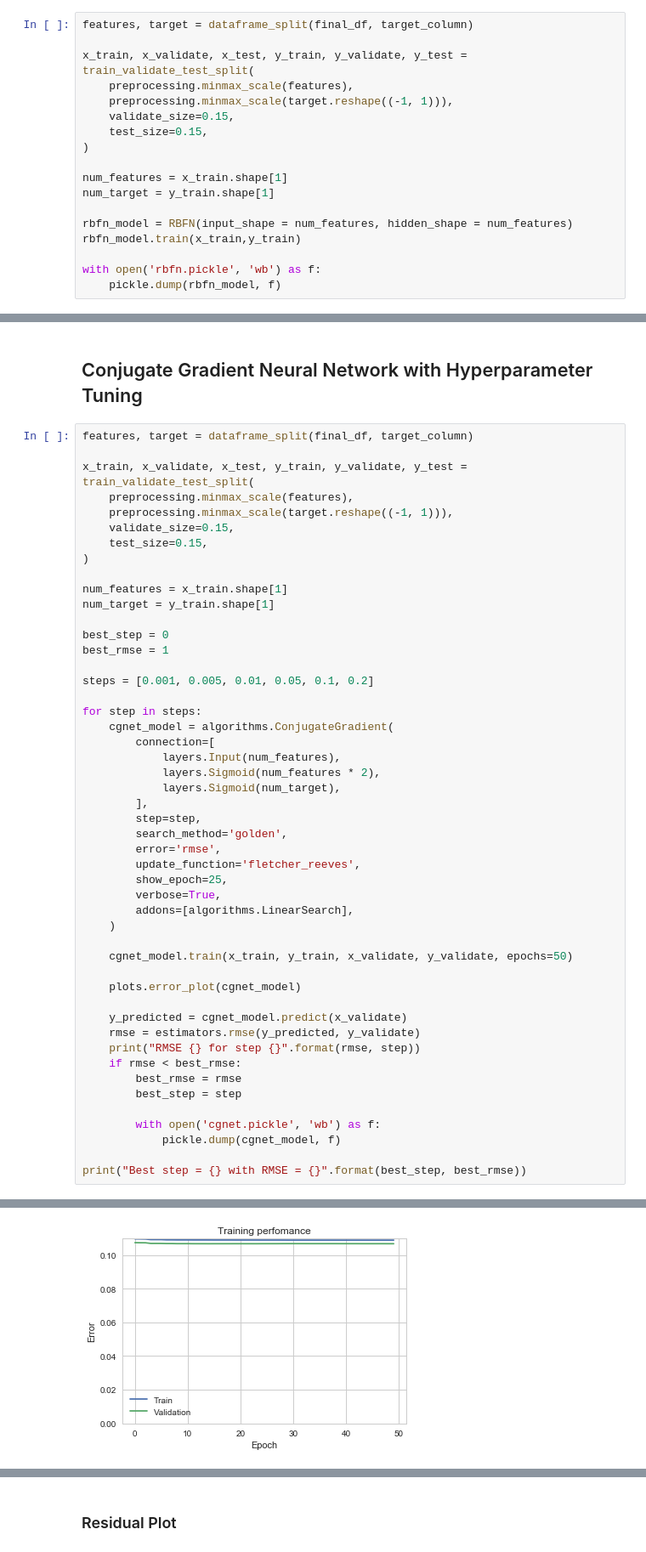
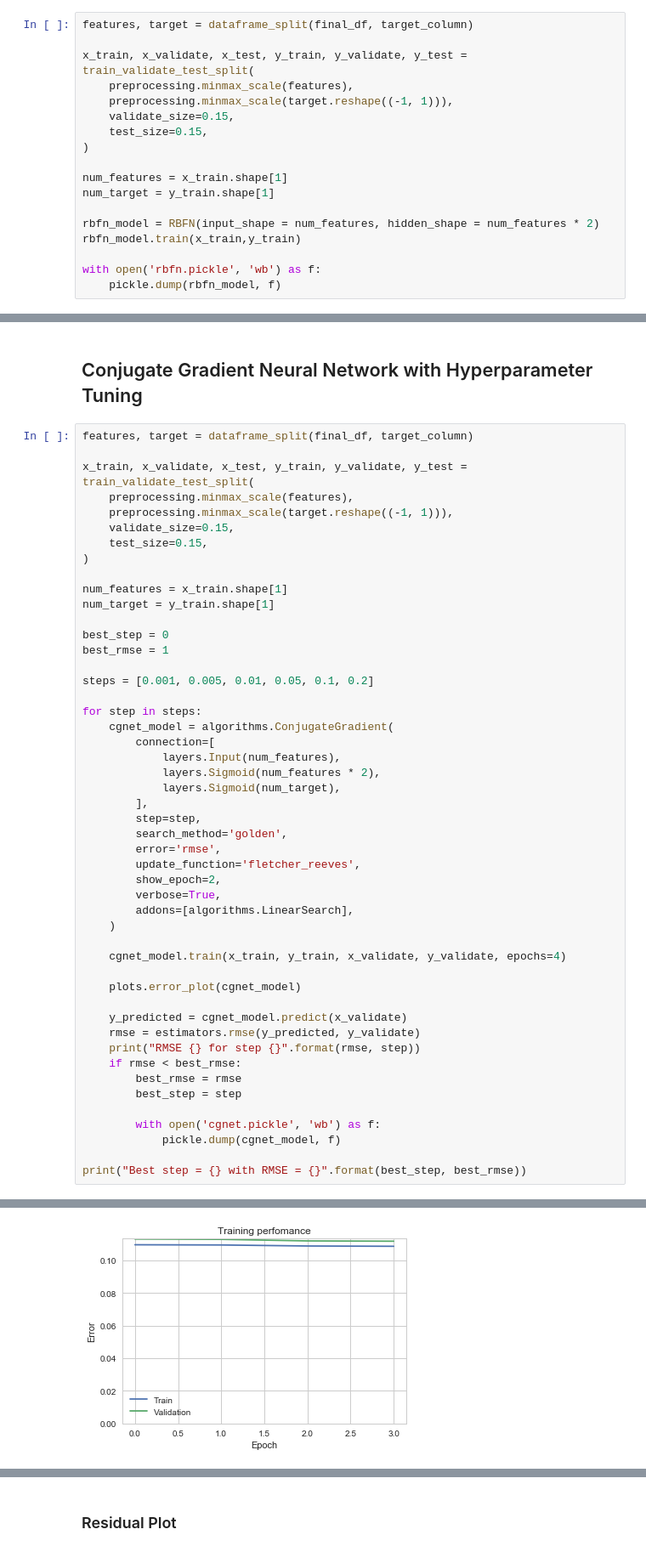
Before and after one commit to nakamura41/KE5206_CA_1, a Jupyter notebook: Zillow/KE5206_Computational_Intelligence_I_CA_1.ipynb, the cells around one changed output, grey strips where cells are left out. Shown at 85% size. Cells and saved outputs as stored; diff of their text form.

Commit message:
CHANGE: Finalize RBFN and CGNet

```diff
--- a/Zillow/KE5206_Computational_Intelligence_I_CA_1.ipynb
+++ b/Zillow/KE5206_Computational_Intelligence_I_CA_1.ipynb
@@ -836,7 +836,7 @@ x_train, x_validate, x_test, y_train, y_validate, y_test = train_validate_test_s
 num_features = x_train.shape[1]
 num_target = y_train.shape[1]
 
-rbfn_model = RBFN(input_shape = num_features, hidden_shape = num_features)
+rbfn_model = RBFN(input_shape = num_features, hidden_shape = num_features * 2)
 rbfn_model.train(x_train,y_train)
 
 with open('rbfn.pickle', 'wb') as f:
@@ -896,12 +896,12 @@ for step in steps:
         search_method='golden',
         error='rmse',
         update_function='fletcher_reeves',
-        show_epoch=25,
+        show_epoch=2,
         verbose=True,
         addons=[algorithms.LinearSearch],
     )
 
-    cgnet_model.train(x_train, y_train, x_validate, y_validate, epochs=50)
+    cgnet_model.train(x_train, y_train, x_validate, y_validate, epochs=4)
 
     plots.error_plot(cgnet_model)
 
@@ -1026,2 +1026,2 @@ Main information
 ---------------------------------------------------------
-[figure, old version]
+[figure, new version]
```
Also changed, not shown: parts of 5 cells of this notebook, 2 other files.
